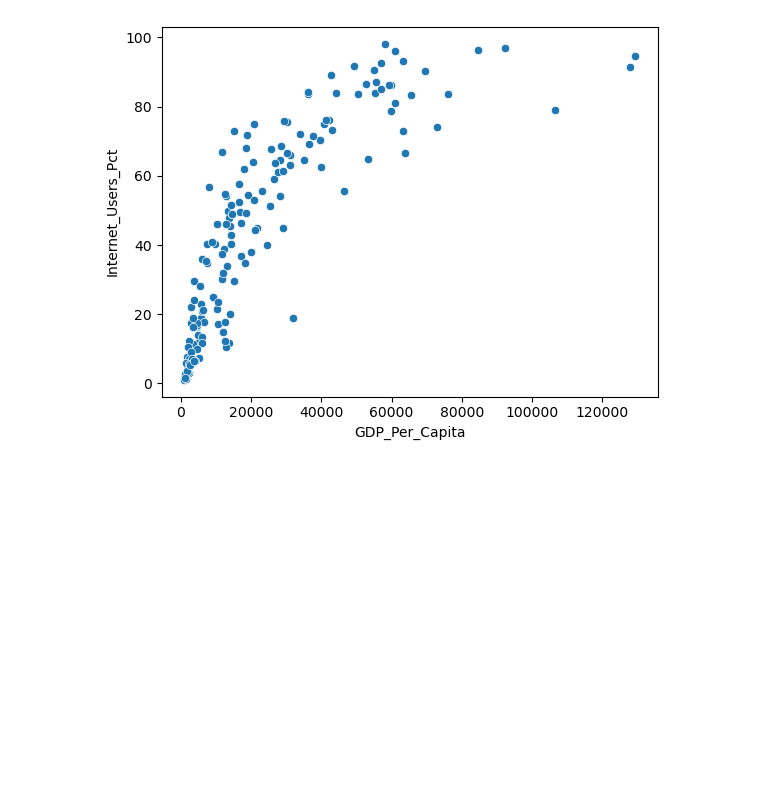
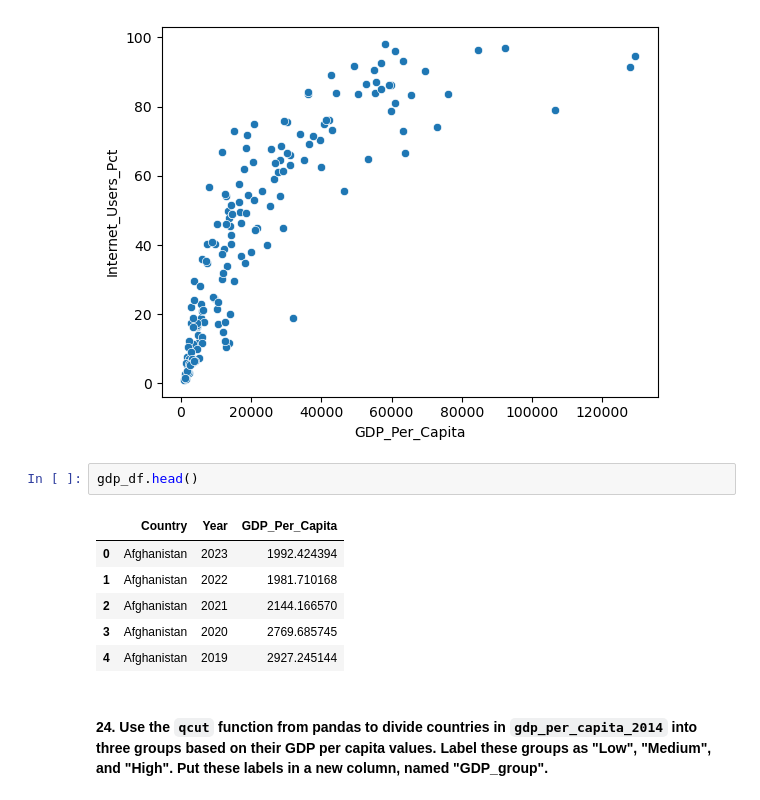
Before and after one commit to NSS-Full-Time-Data-Analytics-16/un-project-Rcortes13, a Jupyter notebook: notebooks/un_project.ipynb, the cells around one changed output. Saved outputs shown, nothing was run; the diff lists cells and outputs as text; blank space fills up the shorter version.

```diff
--- a/notebooks/un_project.ipynb
+++ b/notebooks/un_project.ipynb
@@ -370,3 +382,14 @@ sns.scatterplot(data=g_and_i_2014, x='GDP_Per_Capita', y='Internet_Users_Pct')
 # %% [output]
 <Axes: xlabel='GDP_Per_Capita', ylabel='Internet_Users_Pct'>
 [figure]
+# %%
+gdp_df.head()
+# %% [output]
+|  | Country | Year | GDP_Per_Capita |
+| 0 | Afghanistan | 2023 | 1992.424394 |
+| 1 | Afghanistan | 2022 | 1981.710168 |
+| 2 | Afghanistan | 2021 | 2144.166570 |
+| 3 | Afghanistan | 2020 | 2769.685745 |
+| 4 | Afghanistan | 2019 | 2927.245144 |
+# %% [markdown]
+#### 24. Use the `qcut` function from pandas to divide countries in `gdp_per_capita_2014` into three groups based on their GDP per capita values. Label these groups as "Low", "Medium", and "High". Put these labels in a new column, named "GDP_group".
```
Also changed, not shown: parts of 28 cells of this notebook.
